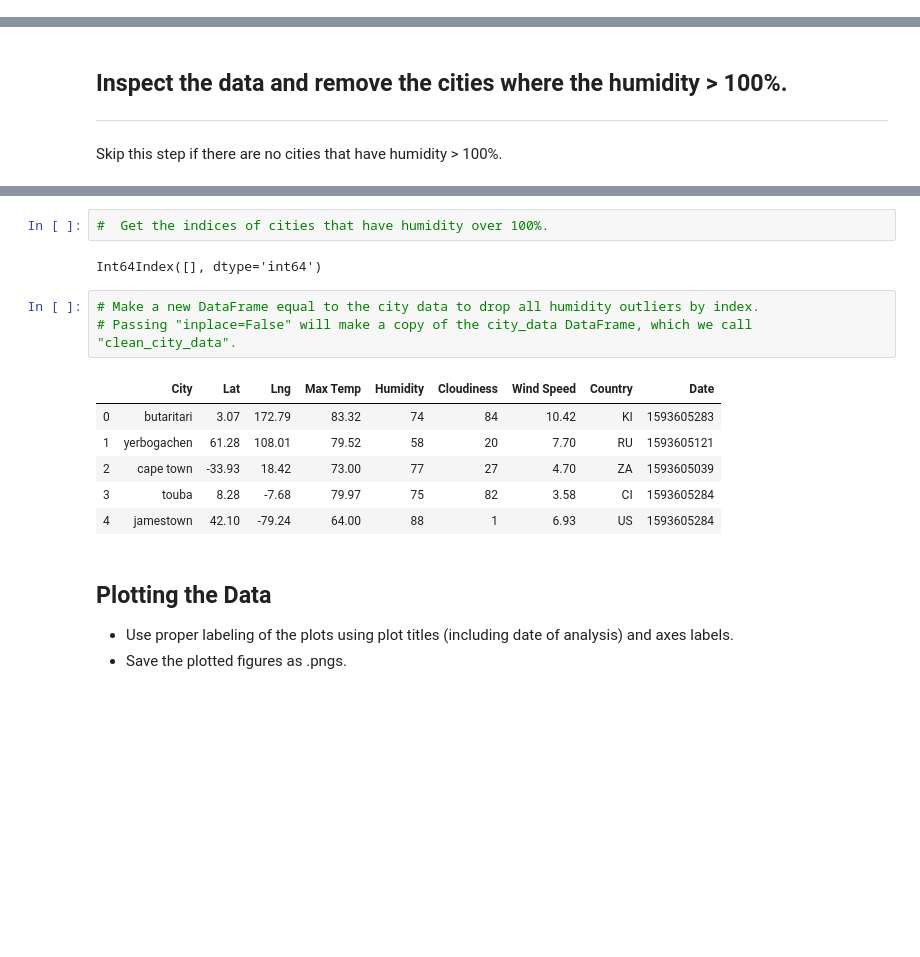
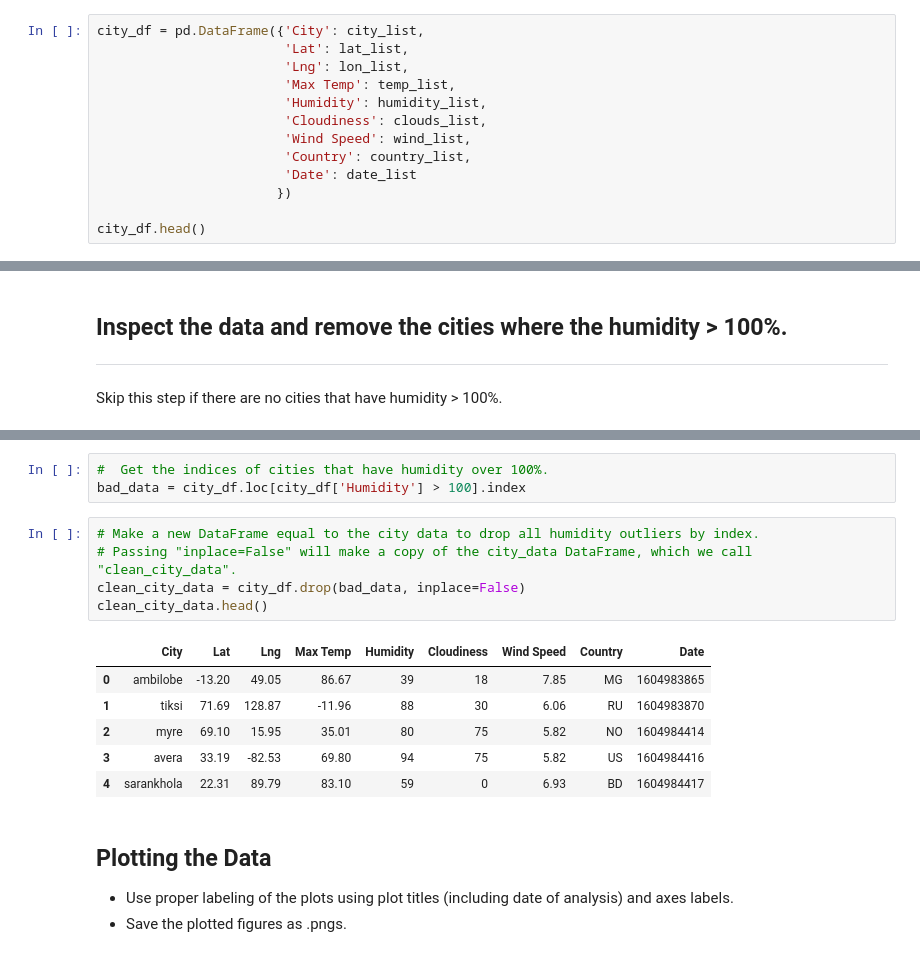
Before and after one commit to mscheme/python-api-challenge, a Jupyter notebook: WeatherPy/WeatherPy.ipynb, the cells around one changed output, grey strips where cells are left out. Saved outputs shown, nothing was run; the diff lists cells and outputs as text; blank space fills up the shorter version.

```diff
--- a/WeatherPy/WeatherPy.ipynb
+++ b/WeatherPy/WeatherPy.ipynb
@@ -114,0 +139,13 @@ Data Retrieval Complete
+# %%
+city_df = pd.DataFrame({'City': city_list,
+                        'Lat': lat_list,
+                        'Lng': lon_list,
+                        'Max Temp': temp_list,
+                        'Humidity': humidity_list,
+                        'Cloudiness': clouds_list,
+                        'Wind Speed': wind_list,
+                        'Country': country_list,
+                        'Date': date_list
+                       })
+
+city_df.head()
@@ -130,17 +175,18 @@ Skip this step if there are no cities that have humidity > 100%.
 # %%
 #  Get the indices of cities that have humidity over 100%.
+bad_data = city_df.loc[city_df['Humidity'] > 100].index
-# %% [output]
-Int64Index([], dtype='int64')
 # %%
 # Make a new DataFrame equal to the city data to drop all humidity outliers by index.
 # Passing "inplace=False" will make a copy of the city_data DataFrame, which we call "clean_city_data".
+clean_city_data = city_df.drop(bad_data, inplace=False)
+clean_city_data.head()
 # %% [output]
 |  | City | Lat | Lng | Max Temp | Humidity | Cloudiness | Wind Speed | Country | Date |
-| 0 | butaritari | 3.07 | 172.79 | 83.32 | 74 | 84 | 10.42 | KI | 1593605283 |
-| 1 | yerbogachen | 61.28 | 108.01 | 79.52 | 58 | 20 | 7.70 | RU | 1593605121 |
-| 2 | cape town | -33.93 | 18.42 | 73.00 | 77 | 27 | 4.70 | ZA | 1593605039 |
-| 3 | touba | 8.28 | -7.68 | 79.97 | 75 | 82 | 3.58 | CI | 1593605284 |
-| 4 | jamestown | 42.10 | -79.24 | 64.00 | 88 | 1 | 6.93 | US | 1593605284 |
+| 0 | ambilobe | -13.20 | 49.05 | 86.67 | 39 | 18 | 7.85 | MG | 1604983865 |
+| 1 | tiksi | 71.69 | 128.87 | -11.96 | 88 | 30 | 6.06 | RU | 1604983870 |
+| 2 | myre | 69.10 | 15.95 | 35.01 | 80 | 75 | 5.82 | NO | 1604984414 |
+| 3 | avera | 33.19 | -82.53 | 69.80 | 94 | 75 | 5.82 | US | 1604984416 |
+| 4 | sarankhola | 22.31 | 89.79 | 83.10 | 59 | 0 | 6.93 | BD | 1604984417 |
 # %% [markdown]
 ## Plotting the Data
 * Use proper labeling of the plots using plot titles (including date of analysis) and axes labels.
```
Also changed, not shown: parts of 16 cells of this notebook, 4 other files.
